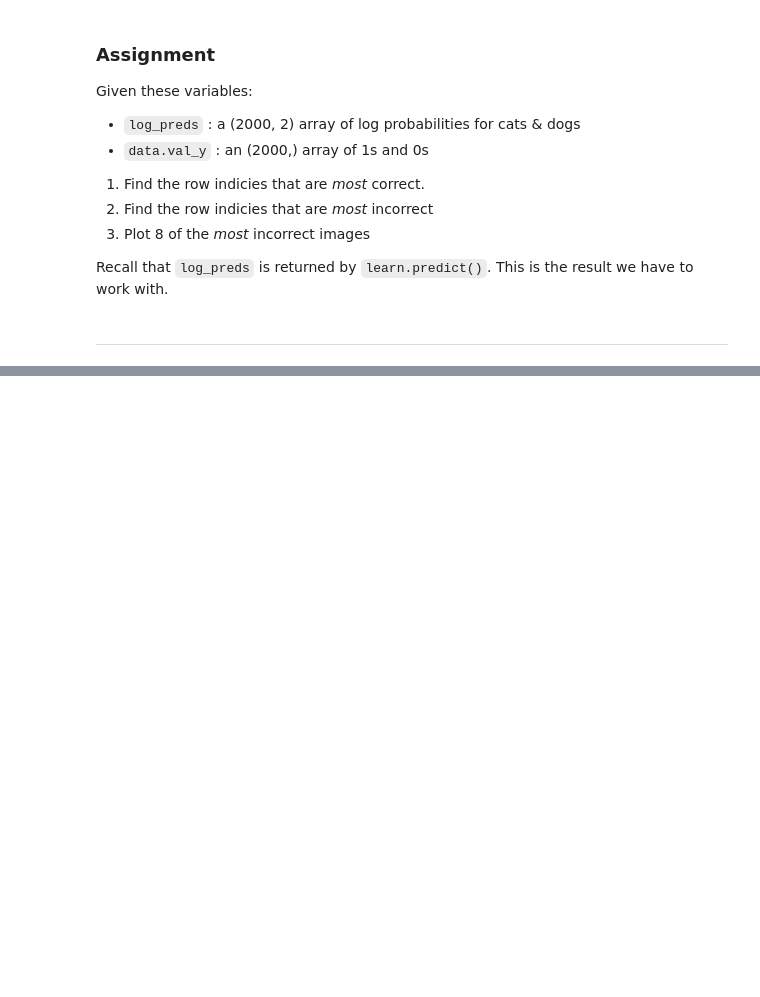
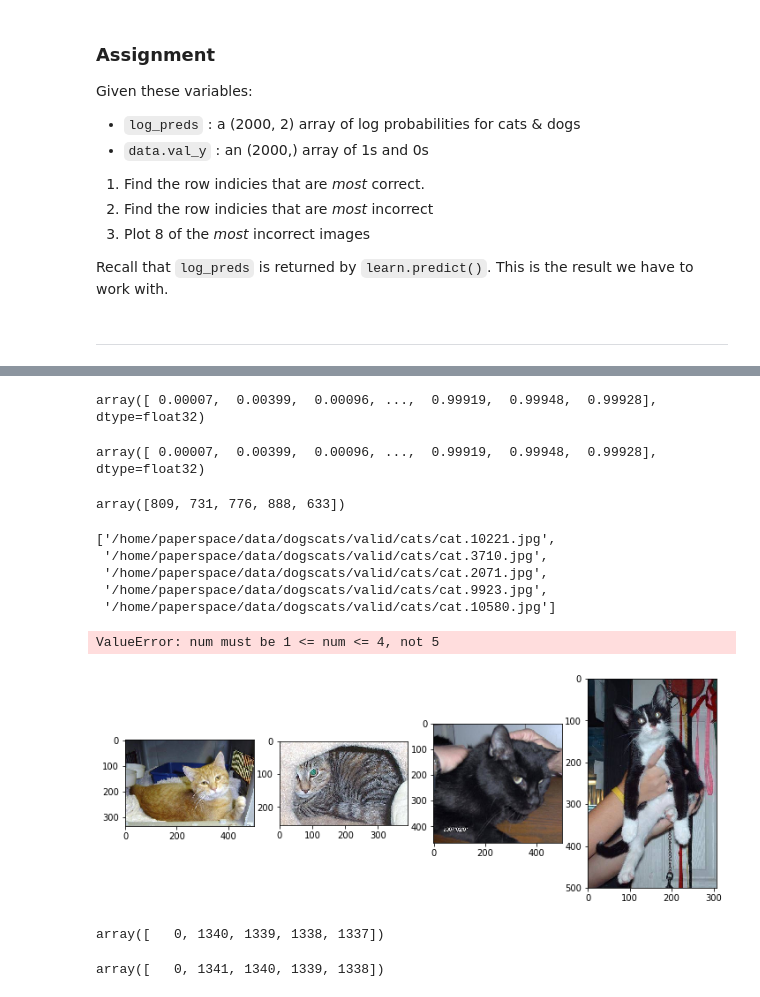
Before and after one commit to ericlingit/fastai-notes, a Jupyter notebook: practice/lesson1-code-practice-part-C-Answer.ipynb, the cells around one changed output, grey strips where cells are left out. Cells and saved outputs as stored; diff of their text form; code cells hidden in the pictures; blank space fills up the shorter version.

```diff
--- a/practice/lesson1-code-practice-part-C-Answer.ipynb
+++ b/practice/lesson1-code-practice-part-C-Answer.ipynb
@@ -119,0 +152,49 @@ Recall that `log_preds` is returned by `learn.predict()`. This is the result we
+# %%
+# probs for dogs
+probs = probs[:,1]
+probs
+# %% [output]
+array([ 0.00007,  0.00399,  0.00096, ...,  0.99919,  0.99948,  0.99928], dtype=float32)
+# %%
+# probs for correct dogs (1985)
+probs[grade(preds, data.val_y, indicies=False)]
+# %% [output]
+array([ 0.00007,  0.00399,  0.00096, ...,  0.99919,  0.99948,  0.99928], dtype=float32)
+# %%
+# find the indicies of 5 highest probs
+best5 = np.argsort(probs[grade(preds, data.val_y, indicies=False)])[:5]
+best5
+# %% [output]
+array([809, 731, 776, 888, 633])
+# %%
+def get_path(indicies, data_obj):
+    return [data_obj.val_ds.path+data_obj.val_ds.fnames[i] for i in indicies]
+# %%
+get_path(best5, data)
+# %% [output]
+['/home/paperspace/data/dogscats/valid/cats/cat.10221.jpg',
+ '/home/paperspace/data/dogscats/valid/cats/cat.3710.jpg',
+ '/home/paperspace/data/dogscats/valid/cats/cat.2071.jpg',
+ '/home/paperspace/data/dogscats/valid/cats/cat.9923.jpg',
+ '/home/paperspace/data/dogscats/valid/cats/cat.10580.jpg']
+# %%
+def plotn(paths, cols_per_row):
+    plt.figure(figsize=(12,6))
+    for i in range(len(paths)):
+        plt.subplot(len(paths)//cols_per_row, cols_per_row, i+1)
+        plt.imshow(plt.imread(paths[i]))
+# %%
+plotn(get_path(best5, data), 4)
+# %% [output]
+ValueError: num must be 1 <= num <= 4, not 5
+[figure, added]
+# %%
+# WITHIN correct answers, use argsort to find 5 highest values
+np.argsort(probs==grade(preds, data.val_y, indicies=False))[:5]
+# %% [output]
+array([   0, 1340, 1339, 1338, 1337])
+# %%
+# WITHIN correct answers, use argsort to find 5 lowest values
+np.argsort(probs*-1==grade(preds, data.val_y, indicies=False))[:5]
+# %% [output]
+array([   0, 1341, 1340, 1339, 1338])
```
Also changed, not shown: parts of 10 cells of this notebook.
